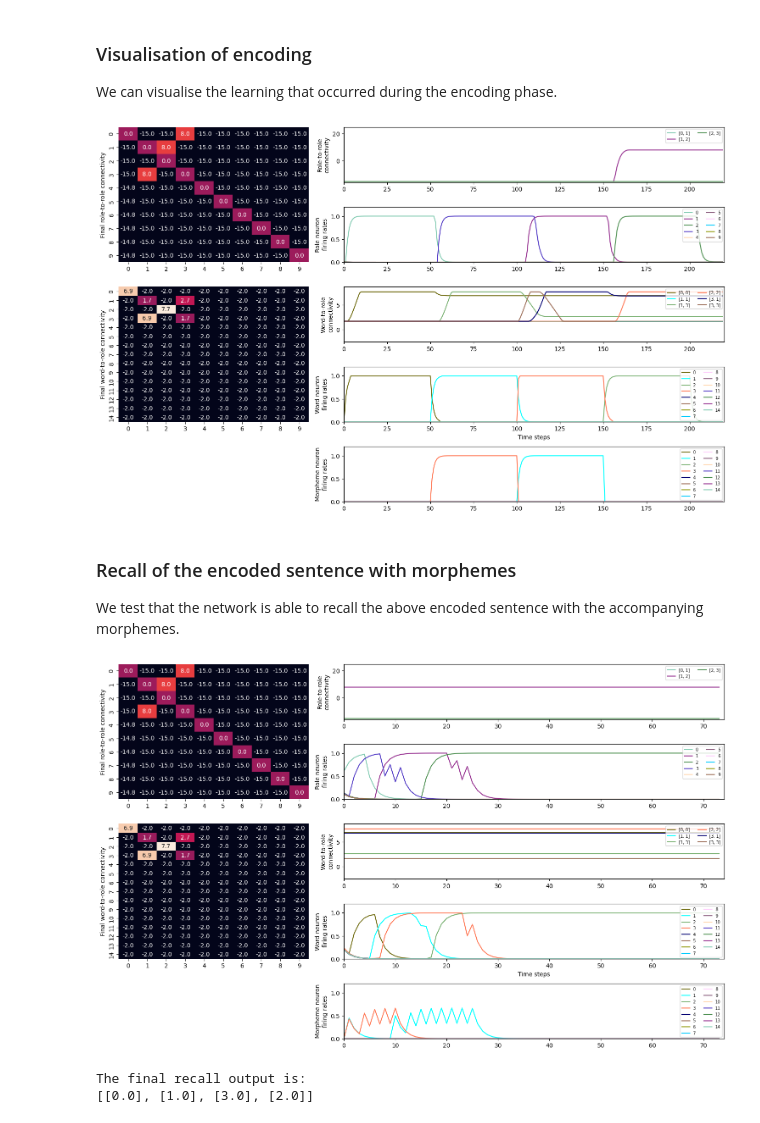
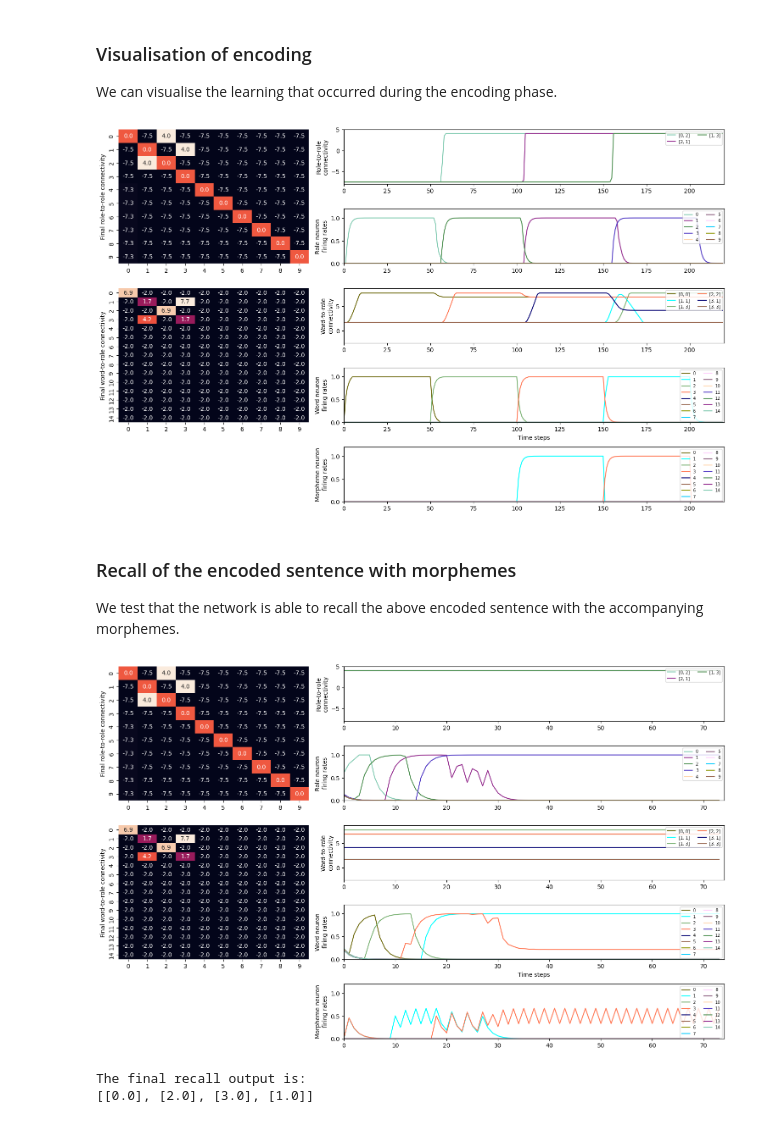
Before and after one commit to linsun2020/Syntactic_WM, a Jupyter notebook: Morphemic language.ipynb, the cells around one changed output. Saved outputs shown, nothing was run; the diff lists cells and outputs as text; code cells hidden in the pictures.

```diff
--- a/Morphemic language.ipynb
+++ b/Morphemic language.ipynb
@@ -79,30 +174,36 @@ for n in range(num_steps): sentence.append(cjn.in_in(word=2))
 for n in range(num_steps): sentence.append(cjn.in_in(word=3, morpheme=1))
 for n in range(num_steps): sentence.append(cjn.in_in(word=1, morpheme=3))
 for n in range(tail): sentence.append(cjn.in_in())
+cc_to_track = [[0,2,1,3]]
+cf_to_track = [[0,0],[1,1],[1,3],[2,2],[3,1],[3,3]]
 ############################
 
 ############################
 ####### Simulation 5 #######
 ############################
-sentence = []
-for n in range(head): sentence.append(cjn.in_in())
-for n in range(num_steps): sentence.append(cjn.in_in(word=0))
-for n in range(num_steps): sentence.append(cjn.in_in(word=1, morpheme=1))
-for n in range(num_steps): sentence.append(cjn.in_in(word=3, morpheme=3))
-for n in range(num_steps): sentence.append(cjn.in_in(word=2))
-for n in range(tail): sentence.append(cjn.in_in())
+# sentence = []
+# for n in range(head): sentence.append(cjn.in_in())
+# for n in range(num_steps): sentence.append(cjn.in_in(word=0))
+# for n in range(num_steps): sentence.append(cjn.in_in(word=1, morpheme=1))
+# for n in range(num_steps): sentence.append(cjn.in_in(word=3, morpheme=3))
+# for n in range(num_steps): sentence.append(cjn.in_in(word=2))
+# for n in range(tail): sentence.append(cjn.in_in())
+# cc_to_track = [[0,1,3,2]]
+# cf_to_track = [[0,0],[1,1],[1,3],[2,2],[3,1],[3,3]]
 ############################
 
 ############################
 ####### Simulation 6 #######
 ############################
-sentence = []
-for n in range(head): sentence.append(cjn.in_in())
-for n in range(num_steps): sentence.append(cjn.in_in(word=0))
-for n in range(num_steps): sentence.append(cjn.in_in(word=1, morpheme=3))
-for n in range(num_steps): sentence.append(cjn.in_in(word=3, morpheme=1))
-for n in range(num_steps): sentence.append(cjn.in_in(word=2))
-for n in range(tail): sentence.append(cjn.in_in())
+# sentence = []
+# for n in range(head): sentence.append(cjn.in_in())
+# for n in range(num_steps): sentence.append(cjn.in_in(word=0))
+# for n in range(num_steps): sentence.append(cjn.in_in(word=1, morpheme=3))
+# for n in range(num_steps): sentence.append(cjn.in_in(word=3, morpheme=1))
+# for n in range(num_steps): sentence.append(cjn.in_in(word=2))
+# for n in range(tail): sentence.append(cjn.in_in())
+# cc_to_track = [[0,3,1,2]]
+# cf_to_track = [[0,0],[1,1],[1,3],[2,2],[3,1],[3,3]]
 ############################
 
 ## initialising the working memory model
@@ -111,8 +212,8 @@ WM_ori = cjn.feature_layer(n_role_neurons = n_role_neurons,
                        activation_decay = beta,
                        LR_c = lambda_cc,
                        LR_w = lambda_cf,
-                       cc_max_connection = epsilon_cc - k_cc,
-                       cf_max_connection = epsilon_cf - k_cf,
+                       cc_max_connection = epsilon_cc,
+                       cf_max_connection = epsilon_cf,
                        n_word_neurons = n_word_neurons,
                        time_factor = tau,
                        LT_wc_knowledge = LT_wc_knowledge,
@@ -145,12 +246,9 @@ Number of recorded time steps:  221
 We can visualise the learning that occurred during the encoding phase.
 # %%
 # because there were only partial pre-defined long-term encoding, we need to specify the connections that are of interest to us to be plotted.
-cc_to_track = [[0,1,2,3]]
-cf_to_track = [[0,0],[1,1],[1,3],[2,2],[3,1],[3,3]]
-
-cjn.plot_results(sentence, epsilon_cc-k_cc+k_L_cc, -k_cc, epsilon_cf-k_cf+k_L_cf, -k_cf, cc_to_track, cf_to_track, cc_conn_hx, cf_conn_hx, c_act_hx, f_act_hx, morph_act_hx)
+cjn.plot_results(sentence, epsilon_cc+k_L_cc, -k_cc, epsilon_cf+k_L_cf, -k_cf, cc_to_track, cf_to_track, cc_conn_hx, cf_conn_hx, c_act_hx, f_act_hx, morph_act_hx)
 # %% [output]
-[figure, old version]
+[figure, new version]
 # %% [markdown]
 ### Recall of the encoded sentence with morphemes
 
@@ -158,23 +256,23 @@ We test that the network is able to recall the above encoded sentence with the a
 # %%
 WM_r = deepcopy(WM_ori) # copy the encoded model
 initial_steps = 5 # initial 5 steps during recall will have input into the first role neuron
 n_steps = 75 # total number of time steps taken during recall
 
 # building recall input with 5 initial time steps with input into the first role neuron and then no further input.
 recall_input = []
 for n in range(initial_steps): recall_input.append(cjn.in_in(role=0))
 for n in range(n_steps-initial_steps): recall_input.append(cjn.in_in())
 
 # running the recall phase
 cc_conn_hx_r, c_act_hx_r, cf_conn_hx_r, f_act_hx_r, cc_long_weights_hx_r, wc_long_weights_hx_r, morph_act_hx_r, wm_conn_hx_r = cjn.recall_feat_layer(WM_r,recall_input,n_steps=n_steps,initial_steps=initial_steps)
 
 # visualise the recall
-cjn.plot_results(recall_input, epsilon_cc-k_cc+k_L_cc, -k_cc, epsilon_cf-k_cf+k_L_cf, -k_cf, cc_to_track, cf_to_track, cc_conn_hx_r, cf_conn_hx_r, c_act_hx_r, f_act_hx_r, morph_act_hx_r)
+cjn.plot_results(recall_input, epsilon_cc+k_L_cc, -k_cc, epsilon_cf+k_L_cf, -k_cf, cc_to_track, cf_to_track, cc_conn_hx_r, cf_conn_hx_r, c_act_hx_r, f_act_hx_r, morph_act_hx_r)
 
 # Final recall determined by argmax at each time step
 print('The final recall output is: ')
 print(cjn.argmax_sentence(f_act_hx_r))
 # %% [output]
-[figure, old version]
+[figure, new version]
 The final recall output is:
-[[0.0], [1.0], [3.0], [2.0]]
+[[0.0], [2.0], [3.0], [1.0]]
```
Also changed, not shown: parts of 8 cells of this notebook.
